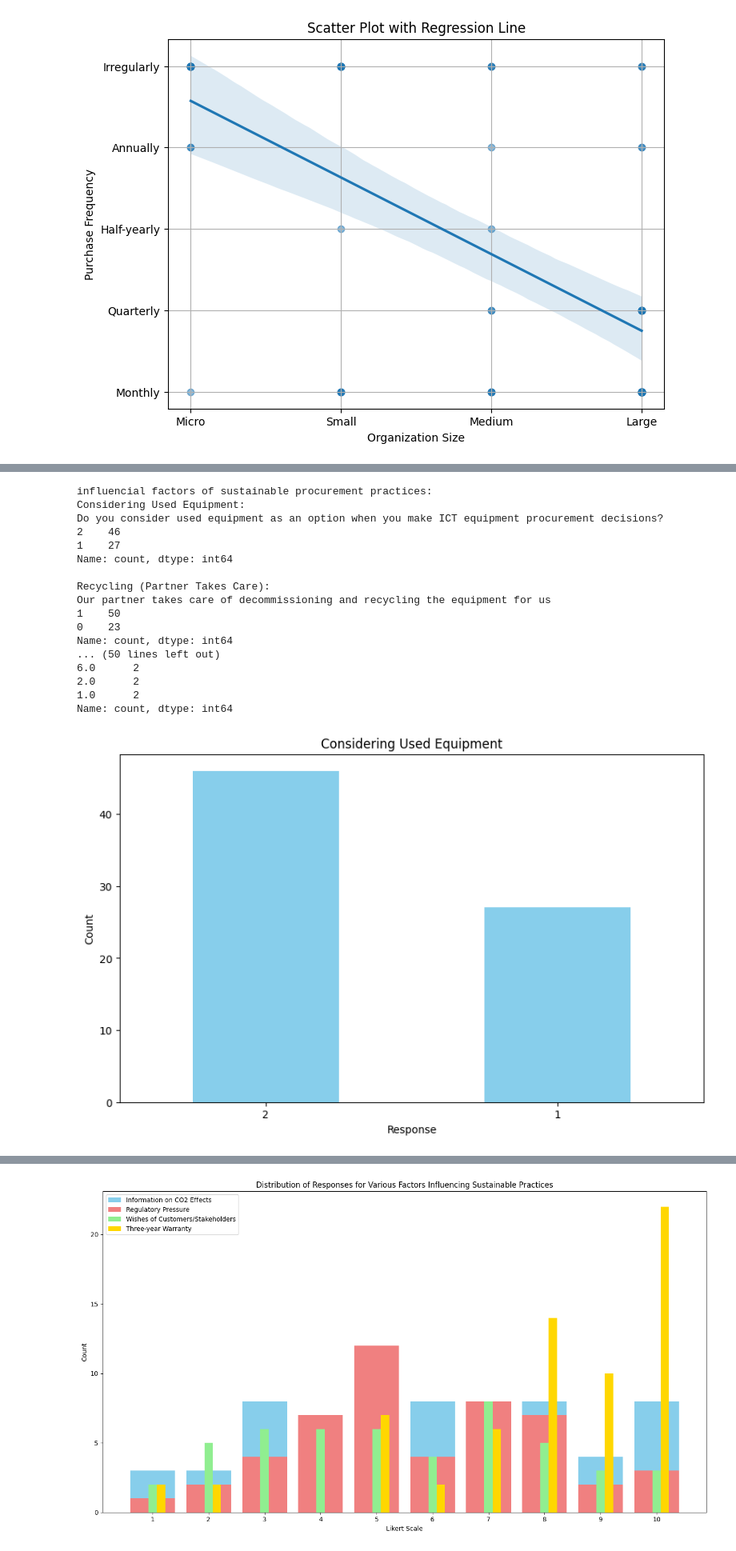
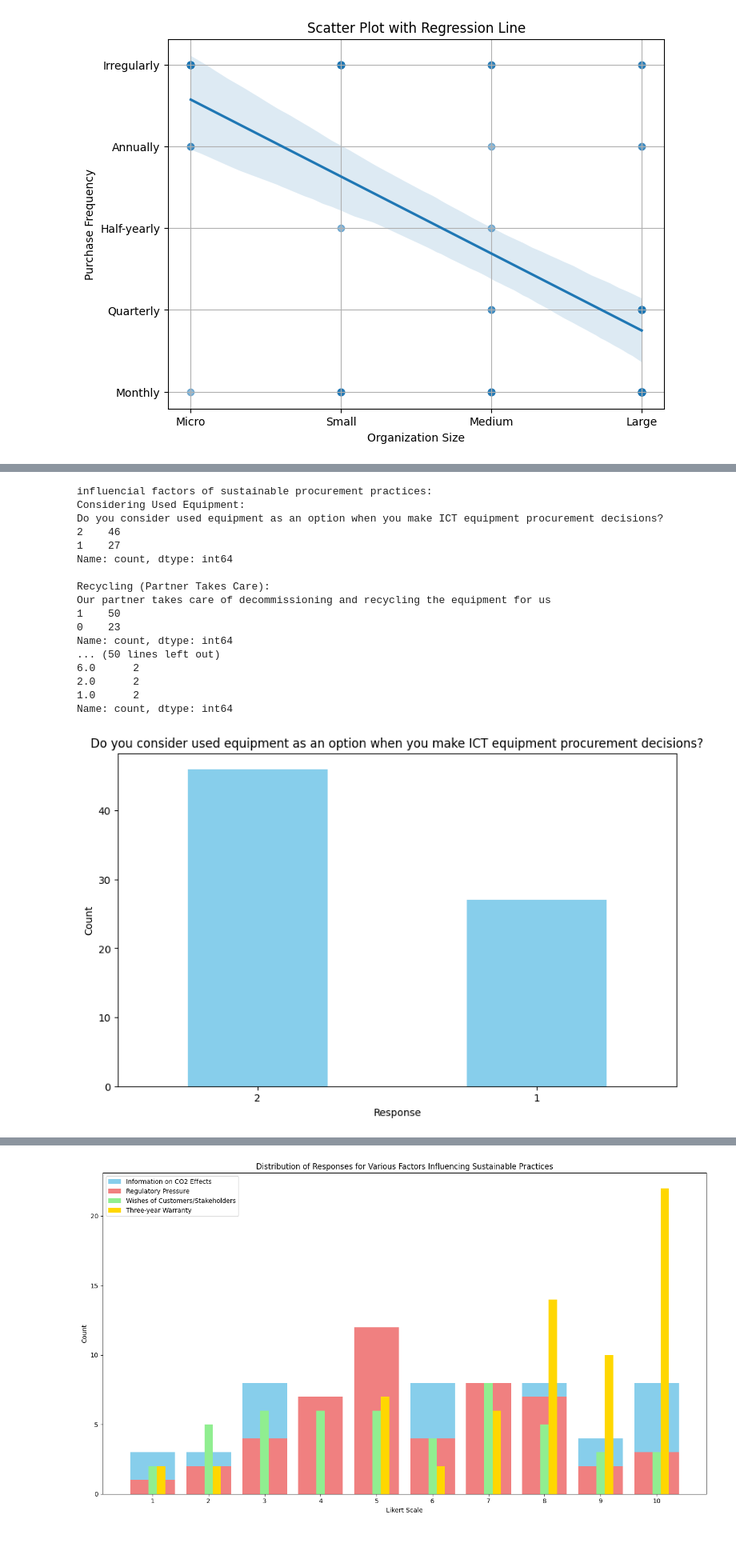
Before and after one commit to ProArif/Thesis, a Jupyter notebook: SurveyAnalysis.ipynb, the cells around one changed output, grey strips where cells are left out. Shown at 80% size. Drawn from its saved outputs; the diff is of its cells as text; code cells hidden in the pictures.

```diff
--- a/SurveyAnalysis.ipynb
+++ b/SurveyAnalysis.ipynb
@@ -212,39 +260,39 @@ def plot_bar(data, title):
     plt.show()
 
 # Considering Used Equipment
-plot_bar(consider_used_equipment_count, 'Considering Used Equipment')
+plot_bar(consider_used_equipment_count, 'Do you consider used equipment as an option when you make ICT equipment procurement decisions?')
 
 # Recycling (Partner Takes Care)
 plot_bar(partner_recycling_count, 'Recycling (Partner Takes Care)')
 
 # Information on CO2 Effects
 plot_bar(co2_effects_count, 'Information on CO2 Effects')
 
 # Regulatory Pressure to Consider Responsibility
 plot_bar(regulatory_pressure_count, 'Regulatory Pressure to Consider Responsibility')
 
 plot_bar(wishes_of_stakeholder_count, 'Stakeholder Wishes')
 
 plot_bar(three_year_warranty_count, 'Warrenty')
 # %% [output]
 influencial factors of sustainable procurement practices:
 Considering Used Equipment:
 Do you consider used equipment as an option when you make ICT equipment procurement decisions?
 2    46
 1    27
 Name: count, dtype: int64
 
 Recycling (Partner Takes Care):
 Our partner takes care of decommissioning and recycling the equipment for us
 1    50
 0    23
 Name: count, dtype: int64
 ... (50 lines left out)
 6.0      2
 2.0      2
 1.0      2
 Name: count, dtype: int64
-[figure, old version]
+[figure, new version]
 [figure]
 [figure]
 [figure]
```
Also changed, not shown: parts of 8 cells of this notebook.
